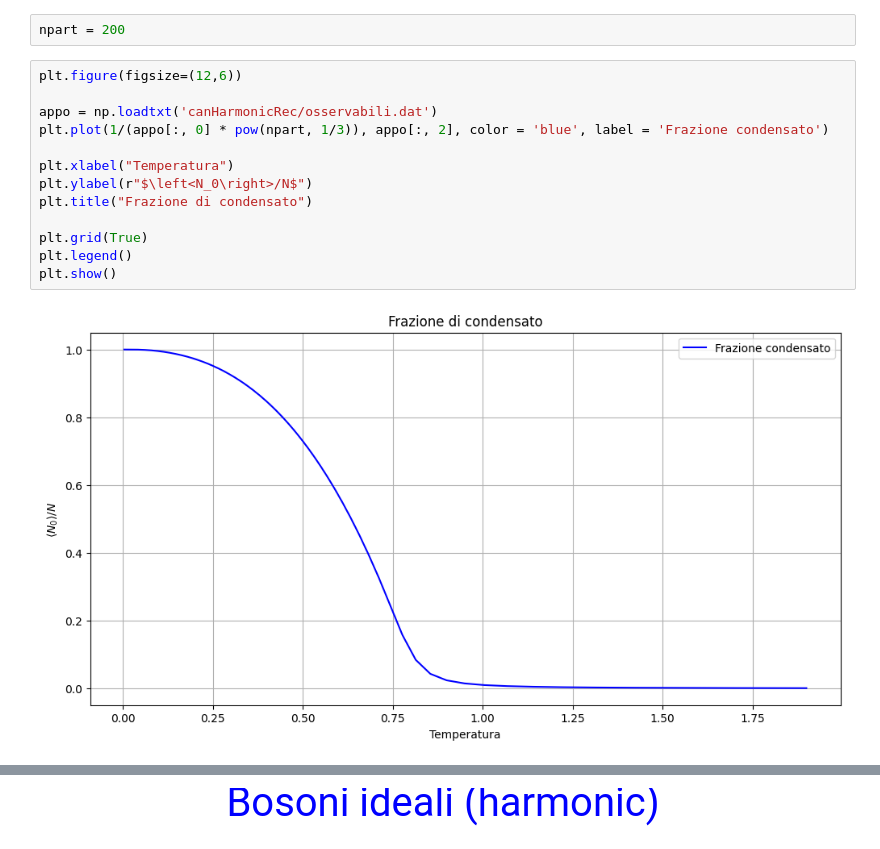
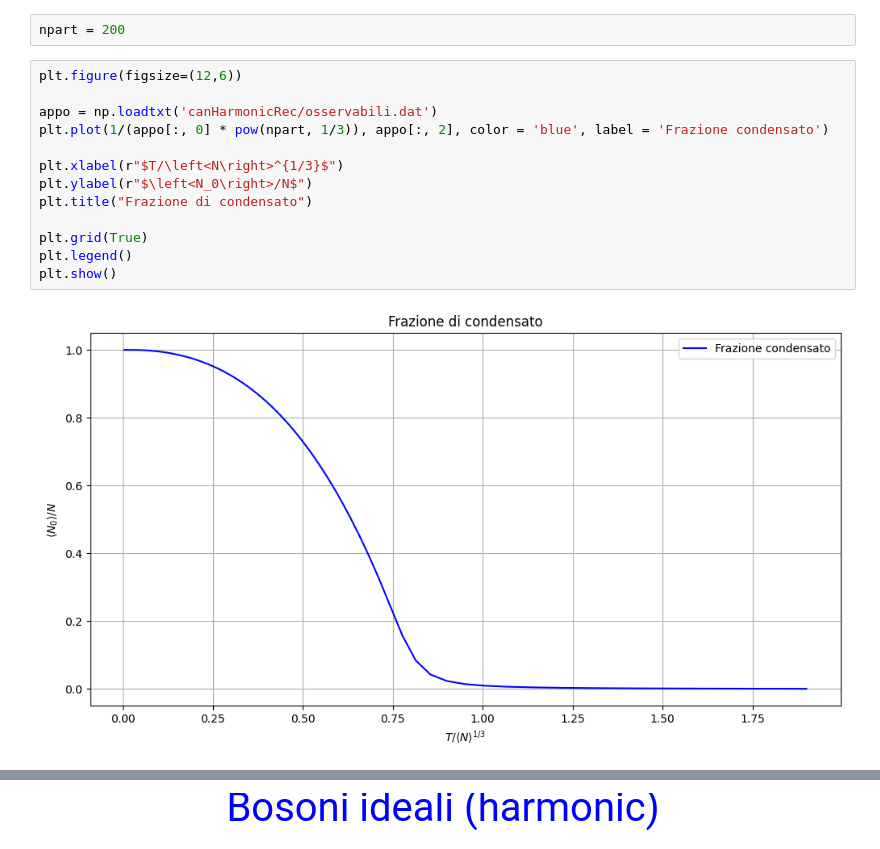
Before and after one commit to Negrini085/FSA, a Jupyter notebook: idealBosons/idealBosons.ipynb, the cells around one changed output, grey strips where cells are left out. Cells and saved outputs as stored; diff of their text form.

```diff
--- a/idealBosons/idealBosons.ipynb
+++ b/idealBosons/idealBosons.ipynb
@@ -103,18 +103,18 @@ npart = 200
 # %%
 plt.figure(figsize=(12,6))
 
 appo = np.loadtxt('canHarmonicRec/osservabili.dat')
 plt.plot(1/(appo[:, 0] * pow(npart, 1/3)), appo[:, 2], color = 'blue', label = 'Frazione condensato')
 
-plt.xlabel("Temperatura")
+plt.xlabel(r"$T/\left<N\right>^{1/3}$")
 plt.ylabel(r"$\left<N_0\right>/N$")
 plt.title("Frazione di condensato")
 
 plt.grid(True)
 plt.legend()
 plt.show()
 # %% [output]
-[figure, old version]
+[figure, new version]
 # %%
 plt.figure(figsize=(12,6))
 
```
Also changed, not shown: parts of 5 cells of this notebook, 2 other files.
